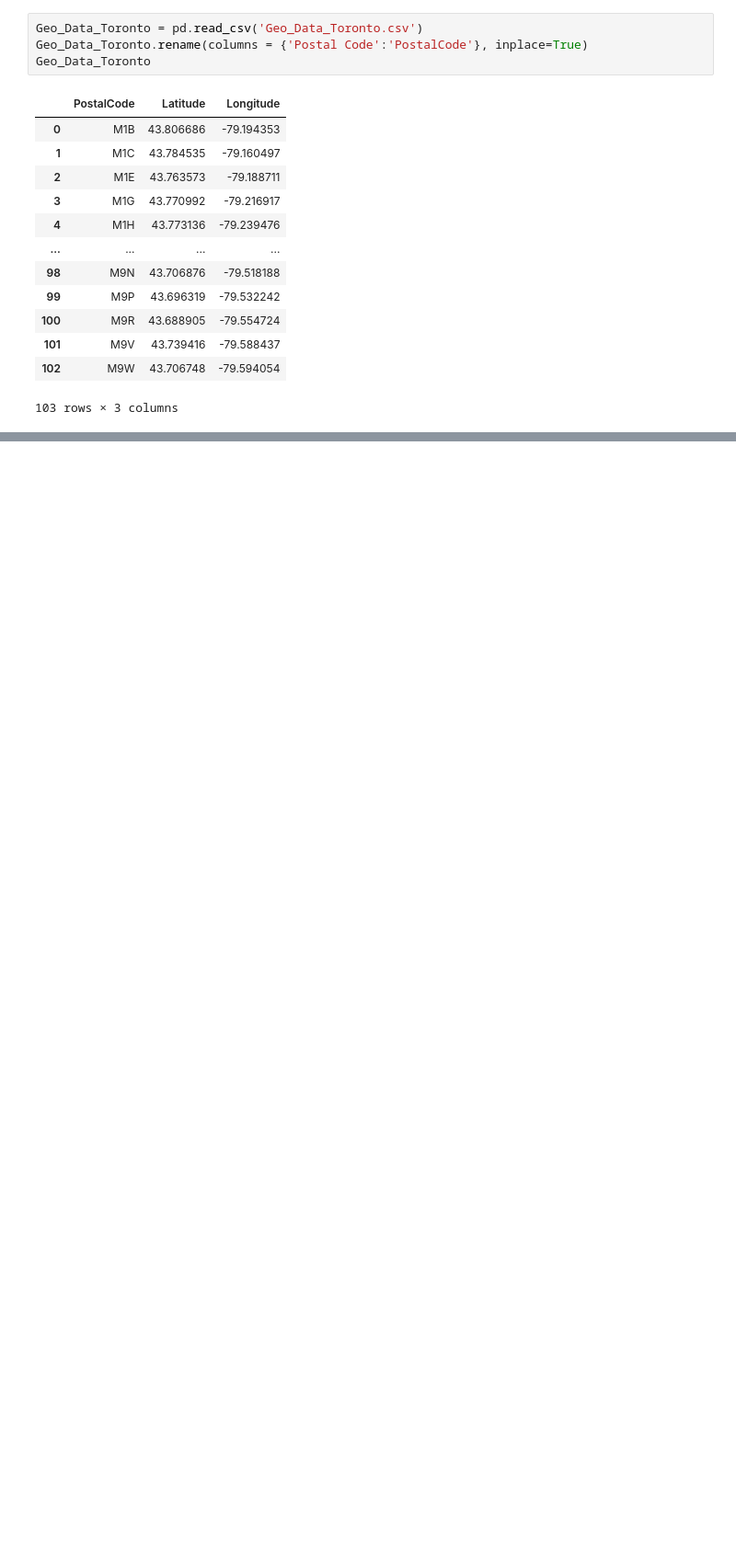
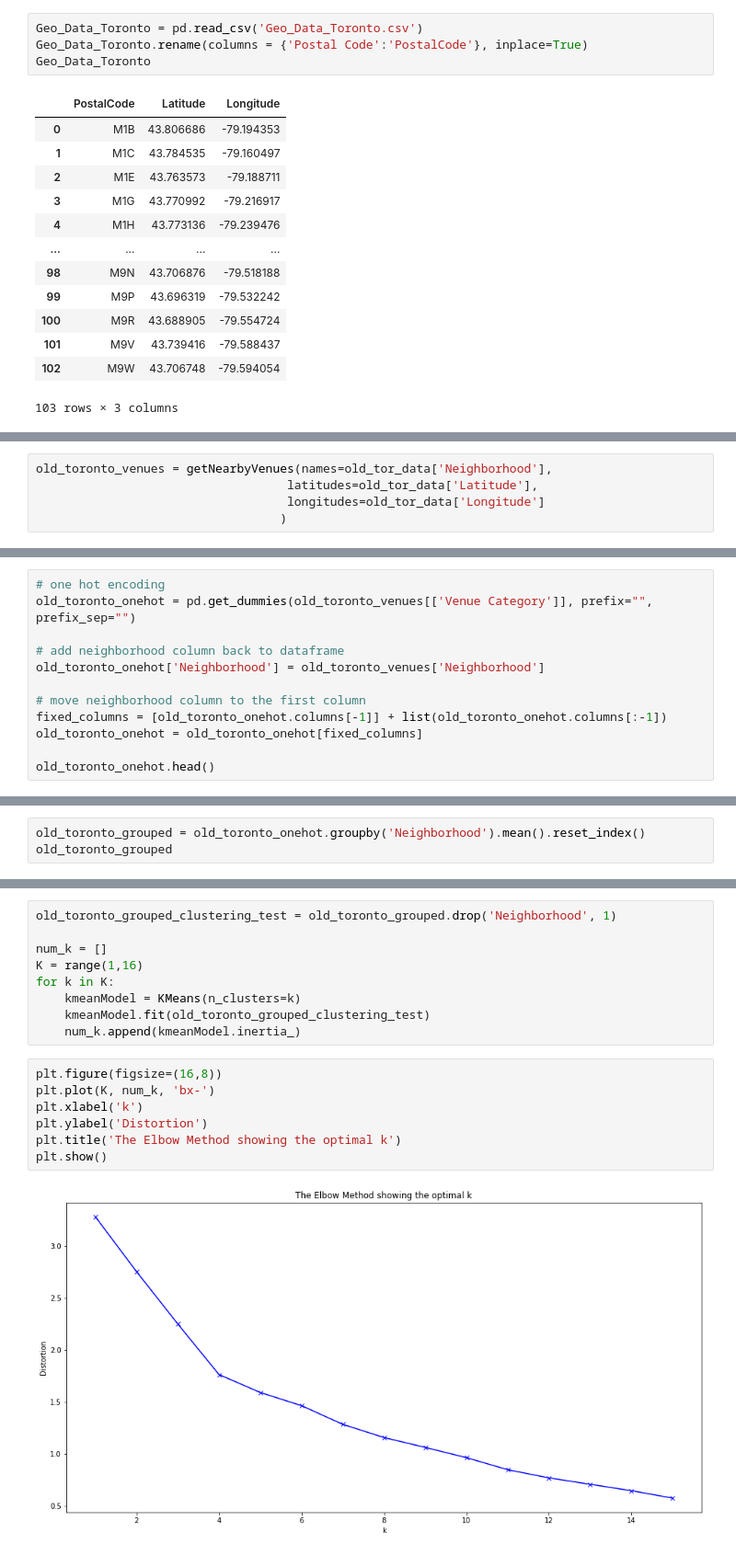
Before and after one commit to helios900/Coursera_Capstone, a Jupyter notebook: Toronto_Neighborhoods.ipynb, the cells around one changed output, grey strips where cells are left out. Shown at 92% size. Saved outputs shown, nothing was run; the diff lists cells and outputs as text; blank space fills up the shorter version.

```diff
--- a/Toronto_Neighborhoods.ipynb
+++ b/Toronto_Neighborhoods.ipynb
@@ -288,0 +585,5 @@ Toronto_PostalCode_Loc.shape
+# %%
+old_toronto_venues = getNearbyVenues(names=old_tor_data['Neighborhood'],
+                                   latitudes=old_tor_data['Latitude'],
+                                   longitudes=old_tor_data['Longitude']
+                                  )
@@ -288,0 +653,12 @@ Toronto_PostalCode_Loc.shape
+# %%
+# one hot encoding
+old_toronto_onehot = pd.get_dummies(old_toronto_venues[['Venue Category']], prefix="", prefix_sep="")
+
+# add neighborhood column back to dataframe
+old_toronto_onehot['Neighborhood'] = old_toronto_venues['Neighborhood']
+
+# move neighborhood column to the first column
+fixed_columns = [old_toronto_onehot.columns[-1]] + list(old_toronto_onehot.columns[:-1])
+old_toronto_onehot = old_toronto_onehot[fixed_columns]
+
+old_toronto_onehot.head()
@@ -288,0 +677,3 @@ Toronto_PostalCode_Loc.shape
+# %%
+old_toronto_grouped = old_toronto_onehot.groupby('Neighborhood').mean().reset_index()
+old_toronto_grouped
@@ -288,0 +754,18 @@ Toronto_PostalCode_Loc.shape
+# %%
+old_toronto_grouped_clustering_test = old_toronto_grouped.drop('Neighborhood', 1)
+
+num_k = []
+K = range(1,16)
+for k in K:
+    kmeanModel = KMeans(n_clusters=k)
+    kmeanModel.fit(old_toronto_grouped_clustering_test)
+    num_k.append(kmeanModel.inertia_)
+# %%
+plt.figure(figsize=(16,8))
+plt.plot(K, num_k, 'bx-')
+plt.xlabel('k')
+plt.ylabel('Distortion')
+plt.title('The Elbow Method showing the optimal k')
+plt.show()
+# %% [output]
+[figure, added]
```
Also changed, not shown: parts of 87 cells of this notebook.
